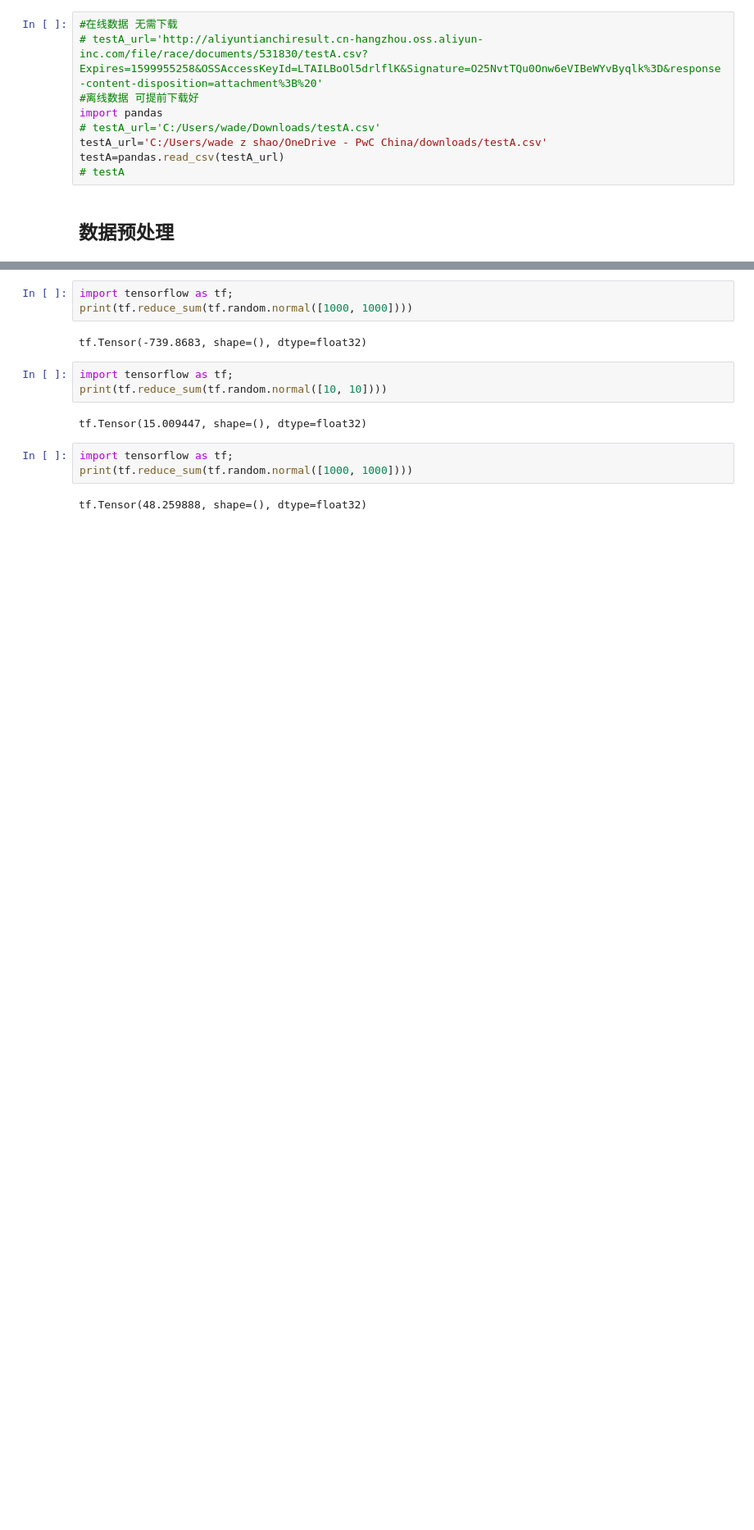
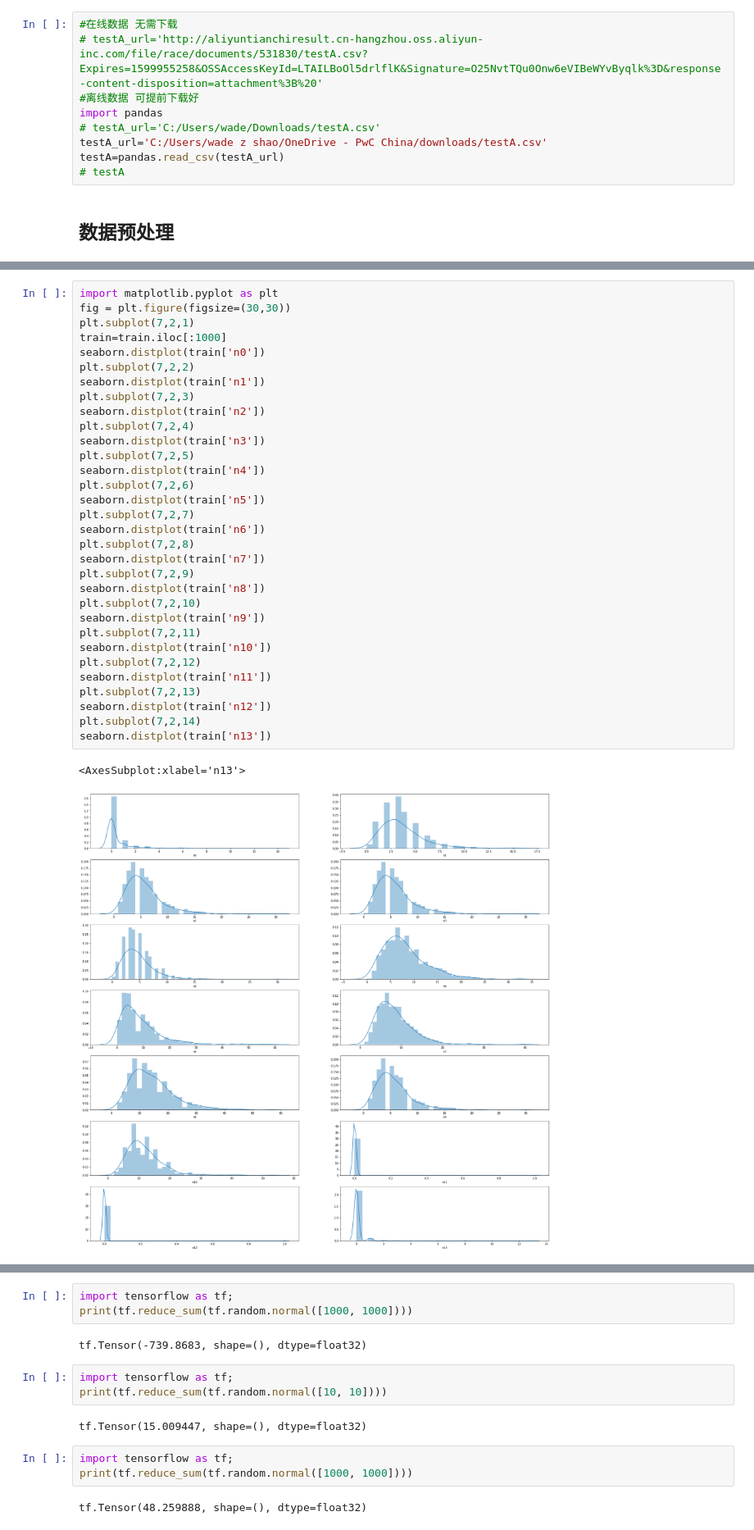
Before and after one commit to ShaoZC/Quantitative_Risk_Management_in_Python, a Jupyter notebook: 金融风控-贷款违约预测202009.ipynb, the cells around one changed output, grey strips where cells are left out. Shown at 82% size. Cells and saved outputs as stored; diff of their text form; blank space fills up the shorter version.

```diff
--- a/金融风控-贷款违约预测202009.ipynb
+++ b/金融风控-贷款违约预测202009.ipynb
@@ -83,2 +139,37 @@ cv.head(100)
+# %%
+import matplotlib.pyplot as plt
+fig = plt.figure(figsize=(30,30))
+plt.subplot(7,2,1)
+train=train.iloc[:1000]
+seaborn.distplot(train['n0'])
+plt.subplot(7,2,2)
+seaborn.distplot(train['n1'])
+plt.subplot(7,2,3)
+seaborn.distplot(train['n2'])
+plt.subplot(7,2,4)
+seaborn.distplot(train['n3'])
+plt.subplot(7,2,5)
+seaborn.distplot(train['n4'])
+plt.subplot(7,2,6)
+seaborn.distplot(train['n5'])
+plt.subplot(7,2,7)
+seaborn.distplot(train['n6'])
+plt.subplot(7,2,8)
+seaborn.distplot(train['n7'])
+plt.subplot(7,2,9)
+seaborn.distplot(train['n8'])
+plt.subplot(7,2,10)
+seaborn.distplot(train['n9'])
+plt.subplot(7,2,11)
+seaborn.distplot(train['n10'])
+plt.subplot(7,2,12)
+seaborn.distplot(train['n11'])
+plt.subplot(7,2,13)
+seaborn.distplot(train['n12'])
+plt.subplot(7,2,14)
+seaborn.distplot(train['n13'])
+# %% [output]
+<AxesSubplot:xlabel='n13'>
+[figure, added]
 # %% [markdown]
 ### 以下内容非本次内容
```
Also changed, not shown: parts of 22 cells of this notebook.
